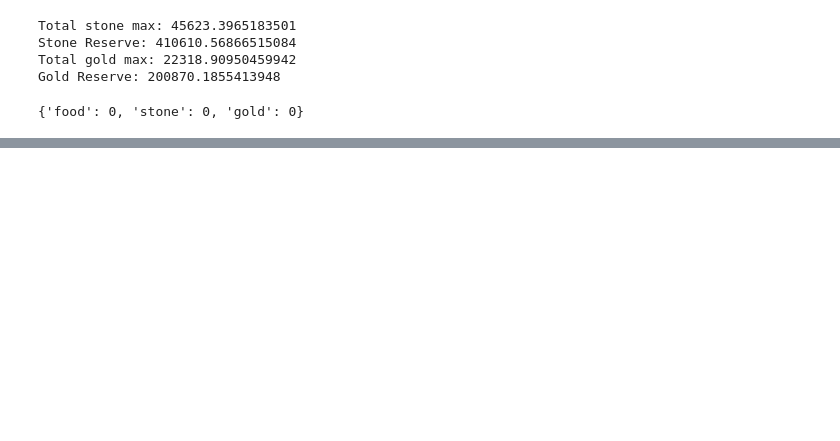
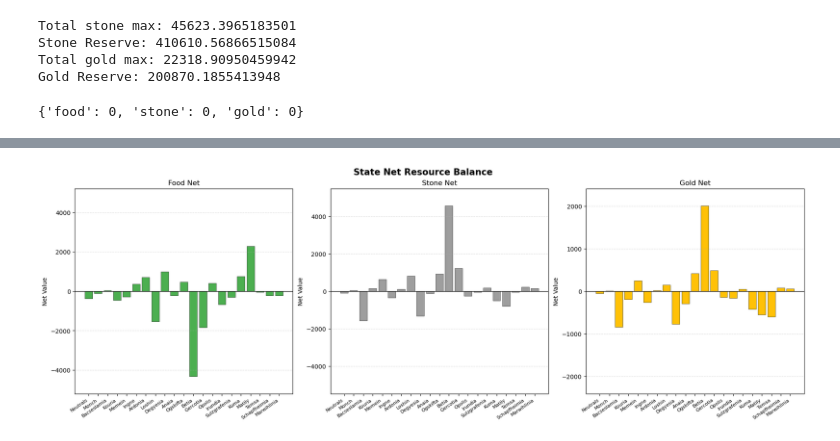
Before and after one commit to Owen-Dy/PythonAzgaarEconPop-Simulator, a Jupyter notebook: EconomyModel_fixed.ipynb, the cells around one changed output, grey strips where cells are left out. Cells and saved outputs as stored; diff of their text form; code cells hidden in the pictures; blank space fills up the shorter version.

```diff
--- a/EconomyModel_fixed.ipynb
+++ b/EconomyModel_fixed.ipynb
@@ -430,0 +757,18 @@ tick(data)
+# %%
+
+def report_deficits(cells, states, combined):
+    # --- State-level deficits ---
+    print("\n=== STATE-LEVEL DEFICITS ===")
+    any_state_deficit = False
+    for state_name, res_dict in combined["state_deficit"].items():
+        deficits = {r: v for r, v in res_dict.items() if v > 0}
+        if deficits:
+            any_state_deficit = True
+            deficit_str = ", ".join(f"{r}: {v:.2f}" for r, v in deficits.items())
+            print(f"  {state_name}: {deficit_str}")
+    if not any_state_deficit:
+        print("  No state deficits.")
+report_deficits(data.cells, data.states, result)
+
+result = aggregate_cells_to_states(data.cells, result, data.states)
+print("-"*180)
@@ -430,0 +793,64 @@ tick(data)
+# %%
+import matplotlib.pyplot as plt
+import numpy as np
+from collections import defaultdict
+
+
+def plot_state_net_by_resource(states, combined):
+    resources = ["food", "stone", "gold"]
+
+    state_names = [s["name"] for s in states]
+
+    prod = combined.get("state_production", {})
+    surp = combined.get("state_surplus", {})
+    defi = combined.get("state_deficit", {})
+
+    net = {r: [] for r in resources}
+
+    for s in states:
+        name = s["name"]
+
+        for r in resources:
+            p = prod.get(name, {}).get(r, 0)
+            s_ = surp.get(name, {}).get(r, 0)
+            d = defi.get(name, {}).get(r, 0)
+
+            net[r].append(p + s_ - d)
+
+    x = np.arange(len(state_names))
+
+    colors = {
+        "food":  "#4caf50",
+        "stone": "#9e9e9e",
+        "gold":  "#ffc107",
+    }
+
+    fig, axes = plt.subplots(1, 3, figsize=(18, 6), constrained_layout=True)
+    fig.suptitle("State Net Resource Balance", fontsize=15, fontweight="bold")
+
+    for i, r in enumerate(resources):
+        ax = axes[i]
+
+        ax.bar(x, net[r], color=colors[r], edgecolor="black", linewidth=0.4)
+
+        ax.axhline(0, color="black", linewidth=1)
+        ax.set_title(f"{r.capitalize()} Net")
+        ax.set_xticks(x)
+        ax.set_xticklabels(state_names, rotation=35, ha="right", fontsize=8)
+        ax.set_ylabel("Net Value")
+        ax.grid(axis="y", linestyle="--", alpha=0.4)
+
+        # consistent scale per subplot (optional but helpful)
+        max_val = max(abs(min(net[r])), abs(max(net[r])), 1)
+        ax.set_ylim(-max_val * 1.2, max_val * 1.2)
+
+    plt.savefig("state_net_by_resource.png", dpi=120, bbox_inches="tight")
+    plt.show()
+
+    print("Saved: state_net_by_resource.png")
+
+
+# call
+plot_state_net_by_resource(data.states, result)
+# %% [output]
+[figure, added]
```
Also changed, not shown: parts of 9 cells of this notebook, 5 other files.
